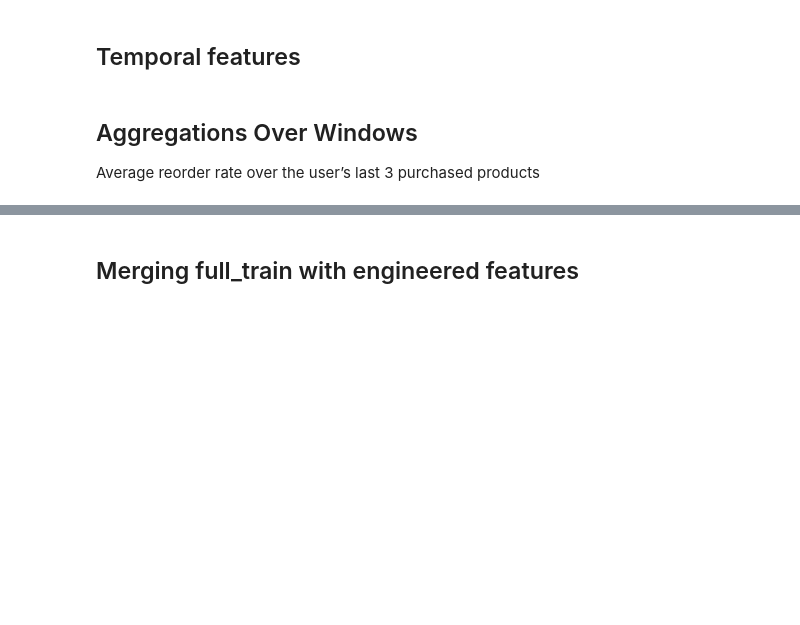
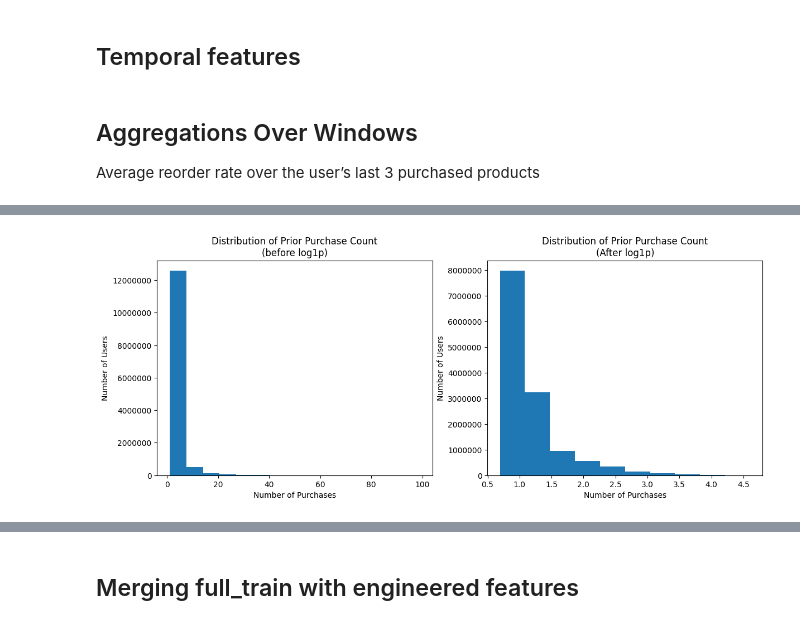
Before and after one commit to ab8d-DS/DSS230_Final_Project, a Jupyter notebook: notebooks/02_Feature_Engineering.ipynb, the cells around one changed output, grey strips where cells are left out. Saved outputs shown, nothing was run; the diff lists cells and outputs as text; code cells hidden in the pictures; blank space fills up the shorter version.

```diff
--- a/notebooks/02_Feature_Engineering.ipynb
+++ b/notebooks/02_Feature_Engineering.ipynb
@@ -75,0 +128,18 @@ avg_reorder_last_3=last_3.groupby('user_id')['reordered'].mean().rename('avg_reo
+# %%
+fig,axes=plt.subplots(1,2,figsize=(14,5))
+
+axes[0].hist(user_product_fet['prior_purchase_count'],bins=15)
+axes[0].set_xlabel('Number of Purchases')
+axes[0].set_ylabel('Number of Users')
+axes[0].set_title('Distribution of Prior Purchase Count\n(before log1p)')
+axes[0].ticklabel_format(style='plain')
+
+user_product_fet['prior_purchase_count_log']=np.log1p(user_product_fet['prior_purchase_count'])
+
+axes[1].hist(user_product_fet['prior_purchase_count_log'])
+axes[1].set_xlabel('Number of Purchases')
+axes[1].set_ylabel('Number of Users')
+axes[1].set_title('Distribution of Prior Purchase Count\n(After log1p)')
+axes[1].ticklabel_format(style='plain')
+# %% [output]
+[figure, added]
```
Also changed, not shown: parts of 43 cells of this notebook.
